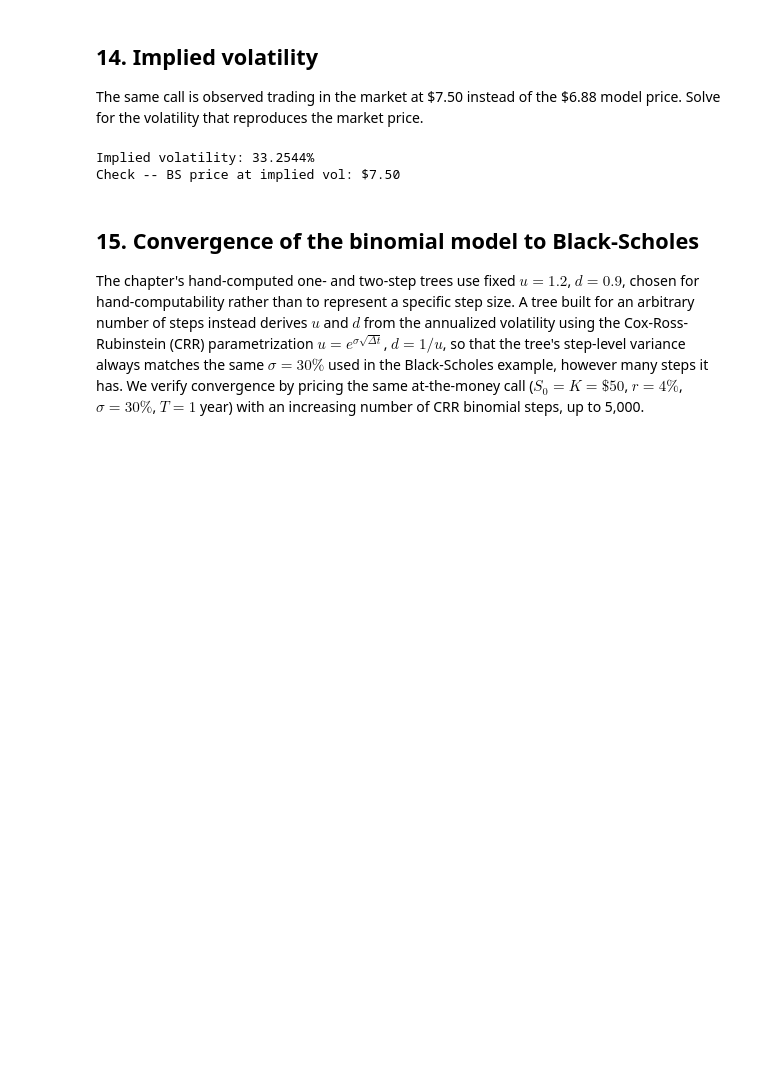
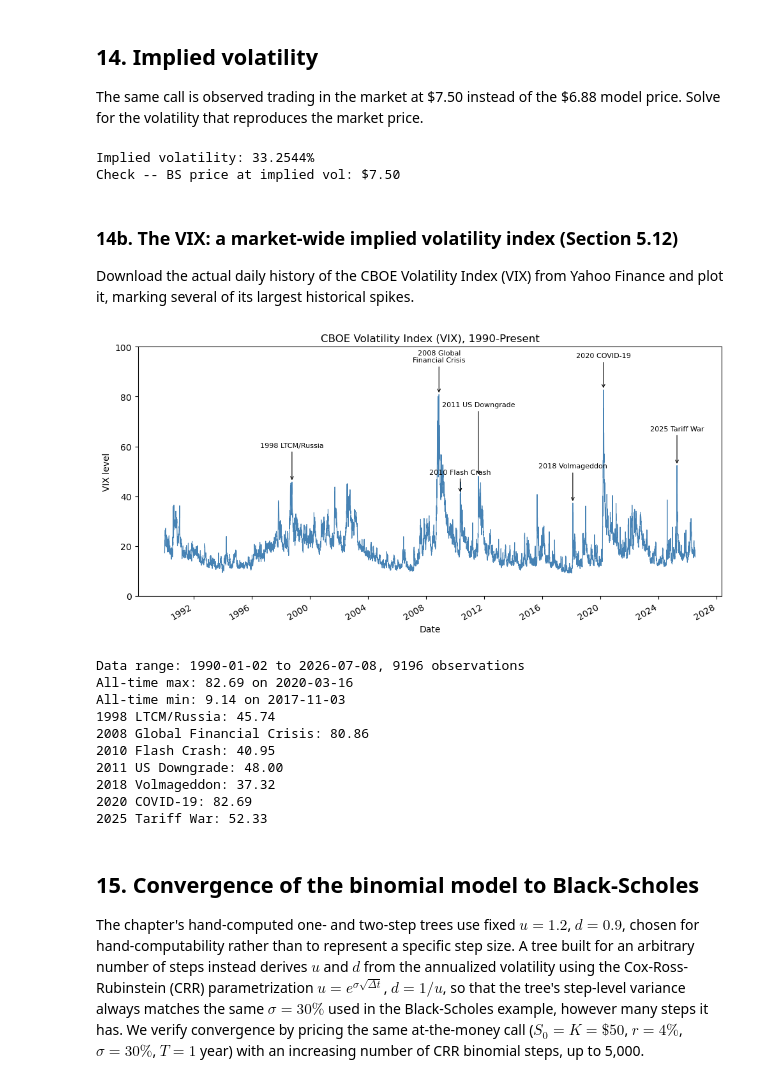
Before and after one commit to wulinsuo/AI-in-Finance, a Jupyter notebook: notebooks/chapter5.ipynb, the cells around one changed output. Drawn from its saved outputs; the diff is of its cells as text; code cells hidden in the pictures; blank space fills up the shorter version.

```diff
--- a/notebooks/chapter5.ipynb
+++ b/notebooks/chapter5.ipynb
@@ -474,6 +474,63 @@ print(f"Check -- BS price at implied vol: ${bs_call_price(implied_vol):.2f}")
 # %% [output]
 Implied volatility: 33.2544%
 Check -- BS price at implied vol: $7.50
+# %% [markdown]
+### 14b. The VIX: a market-wide implied volatility index (Section 5.12)
+
+Download the actual daily history of the CBOE Volatility Index (VIX) from Yahoo Finance and plot it, marking several of its largest historical spikes.
+# %%
+import yfinance as yf
+import matplotlib.pyplot as plt
+
+vix = yf.download("^VIX", start="1990-01-01", progress=False, auto_adjust=False)["Close"]
+if isinstance(vix, pd.DataFrame):
+    vix = vix.iloc[:, 0]
+vix = vix.dropna()
+
+# (label, event date, vertical label offset in VIX points)
+events = {
+    "1998 LTCM/Russia": ("1998-10-08", 14),
+    "2008 Global\nFinancial Crisis": ("2008-11-20", 13),
+    "2010 Flash Crash": ("2010-05-07", 8),
+    "2011 US Downgrade": ("2011-08-08", 28),
+    "2018 Volmageddon": ("2018-02-05", 14),
+    "2020 COVID-19": ("2020-03-16", 13),
+    "2025 Tariff War": ("2025-04-08", 14),
+}
+
+fig, ax = plt.subplots(figsize=(10, 5))
+vix.plot(ax=ax, color="steelblue", linewidth=0.8)
+for label, (date_str, offset) in events.items():
+    event_date = pd.Timestamp(date_str)
+    event_val = float(vix.loc[event_date])
+    ax.annotate(label, xy=(event_date, event_val), xytext=(event_date, event_val + offset),
+                arrowprops=dict(arrowstyle="->", color="black", lw=0.8),
+                fontsize=8, ha="center")
+ax.set_title("CBOE Volatility Index (VIX), 1990-Present")
+ax.set_ylabel("VIX level")
+ax.set_xlabel("Date")
+ax.set_ylim(0, 100)
+plt.tight_layout()
+plt.savefig("../ch5_fig_vix.png", dpi=150)
+plt.show()
+
+print(f"Data range: {vix.index[0].date()} to {vix.index[-1].date()}, {len(vix)} observations")
+print(f"All-time max: {vix.max():.2f} on {vix.idxmax().date()}")
+print(f"All-time min: {vix.min():.2f} on {vix.idxmin().date()}")
+for label, (date_str, offset) in events.items():
+    print(f"{label.replace(chr(10), ' ')}: {float(vix.loc[pd.Timestamp(date_str)]):.2f}")
+# %% [output]
+[figure, added]
+Data range: 1990-01-02 to 2026-07-08, 9196 observations
+All-time max: 82.69 on 2020-03-16
+All-time min: 9.14 on 2017-11-03
+1998 LTCM/Russia: 45.74
+2008 Global Financial Crisis: 80.86
+2010 Flash Crash: 40.95
+2011 US Downgrade: 48.00
+2018 Volmageddon: 37.32
+2020 COVID-19: 82.69
+2025 Tariff War: 52.33
 # %% [markdown]
 ## 15. Convergence of the binomial model to Black-Scholes
 
```
Also changed, not shown: 2 other files.
